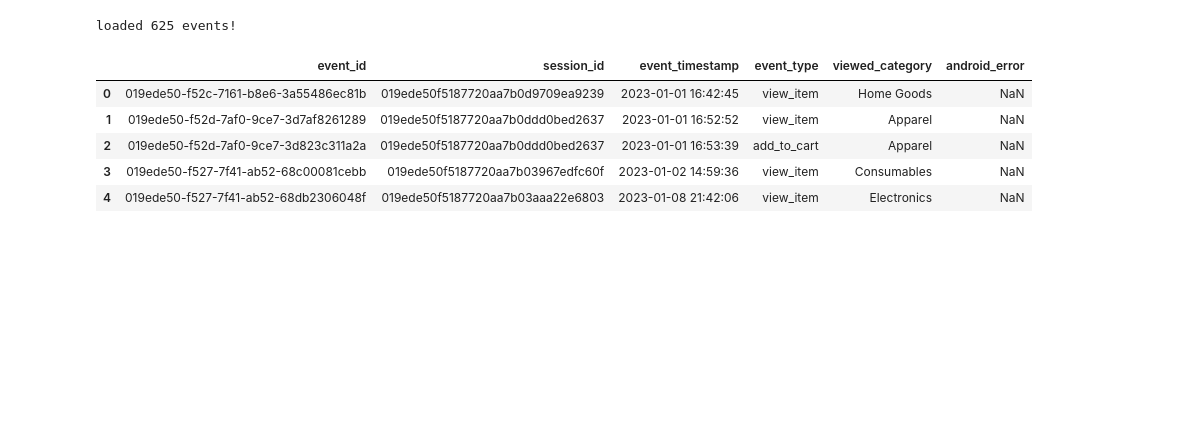
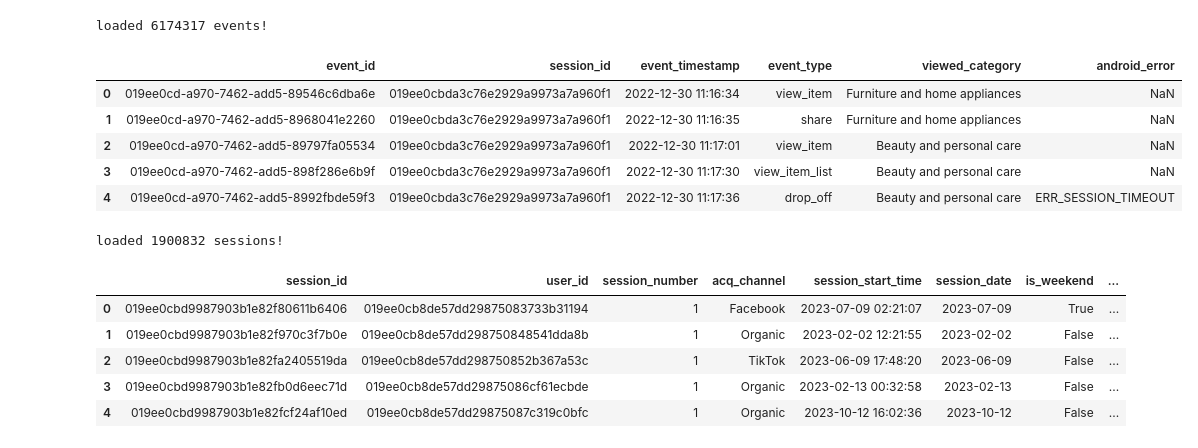
Before and after one commit to ruicchi/ph-ecommerce-data-simulator, a Jupyter notebook: exploratory_data_analysis.ipynb, the cells around one changed output. Cells and saved outputs as stored; diff of their text form; code cells hidden in the pictures; blank space fills up the shorter version.

```diff
--- a/exploratory_data_analysis.ipynb
+++ b/exploratory_data_analysis.ipynb
@@ -1,23 +1,33 @@
 # %%
 import pandas as pd
 import matplotlib.pyplot as plt
 import seaborn as sns
 
 sns.set_theme(style="whitegrid")
 
 df_sessions = pd.read_csv("data/sessions.csv")
 df_events = pd.read_csv("data/events.csv")
 
 print(f"loaded {len(df_events)} events!")
 display(df_events.head())
+
+print(f"loaded {len(df_sessions)} sessions!")
+display(df_sessions.head())
 # %% [output]
-loaded 625 events!
+loaded 6174317 events!
 |  | event_id | session_id | event_timestamp | event_type | viewed_category | android_error |
-| 0 | 019ede50-f52c-7161-b8e6-3a55486ec81b | 019ede50f5187720aa7b0d9709ea9239 | 2023-01-01 16:42:45 | view_item | Home Goods | NaN |
-| 1 | 019ede50-f52d-7af0-9ce7-3d7af8261289 | 019ede50f5187720aa7b0ddd0bed2637 | 2023-01-01 16:52:52 | view_item | Apparel | NaN |
-| 2 | 019ede50-f52d-7af0-9ce7-3d823c311a2a | 019ede50f5187720aa7b0ddd0bed2637 | 2023-01-01 16:53:39 | add_to_cart | Apparel | NaN |
-| 3 | 019ede50-f527-7f41-ab52-68c00081cebb | 019ede50f5187720aa7b03967edfc60f | 2023-01-02 14:59:36 | view_item | Consumables | NaN |
-| 4 | 019ede50-f527-7f41-ab52-68db2306048f | 019ede50f5187720aa7b03aaa22e6803 | 2023-01-08 21:42:06 | view_item | Electronics | NaN |
+| 0 | 019ee0cd-a970-7462-add5-89546c6dba6e | 019ee0cbda3c76e2929a9973a7a960f1 | 2022-12-30 11:16:34 | view_item | Furniture and home appliances | NaN |
+| 1 | 019ee0cd-a970-7462-add5-8968041e2260 | 019ee0cbda3c76e2929a9973a7a960f1 | 2022-12-30 11:16:35 | share | Furniture and home appliances | NaN |
+| 2 | 019ee0cd-a970-7462-add5-89797fa05534 | 019ee0cbda3c76e2929a9973a7a960f1 | 2022-12-30 11:17:01 | view_item | Beauty and personal care | NaN |
+| 3 | 019ee0cd-a970-7462-add5-898f286e6b9f | 019ee0cbda3c76e2929a9973a7a960f1 | 2022-12-30 11:17:30 | view_item_list | Beauty and personal care | NaN |
+| 4 | 019ee0cd-a970-7462-add5-8992fbde59f3 | 019ee0cbda3c76e2929a9973a7a960f1 | 2022-12-30 11:17:36 | drop_off | Beauty and personal care | ERR_SESSION_TIMEOUT |
+loaded 1900832 sessions!
+|  | session_id | user_id | session_number | acq_channel | session_start_time | session_date | is_weekend | ... |
+| 0 | 019ee0cbd9987903b1e82f80611b6406 | 019ee0cb8de57dd29875083733b31194 | 1 | Facebook | 2023-07-09 02:21:07 | 2023-07-09 | True | ... |
+| 1 | 019ee0cbd9987903b1e82f970c3f7b0e | 019ee0cb8de57dd298750848541dda8b | 1 | Organic | 2023-02-02 12:21:55 | 2023-02-02 | False | ... |
+| 2 | 019ee0cbd9987903b1e82fa2405519da | 019ee0cb8de57dd298750852b367a53c | 1 | TikTok | 2023-06-09 17:48:20 | 2023-06-09 | False | ... |
+| 3 | 019ee0cbd9987903b1e82fb0d6eec71d | 019ee0cb8de57dd29875086cf61ecbde | 1 | Organic | 2023-02-13 00:32:58 | 2023-02-13 | False | ... |
+| 4 | 019ee0cbd9987903b1e82fcf24af10ed | 019ee0cb8de57dd29875087c319c0bfc | 1 | Organic | 2023-10-12 16:02:36 | 2023-10-12 | False | ... |
 # %%
 funnel_counts = df_events['event_type'].value_counts()
 
```
Also changed, not shown: parts of 4 cells of this notebook, 4 other files.
